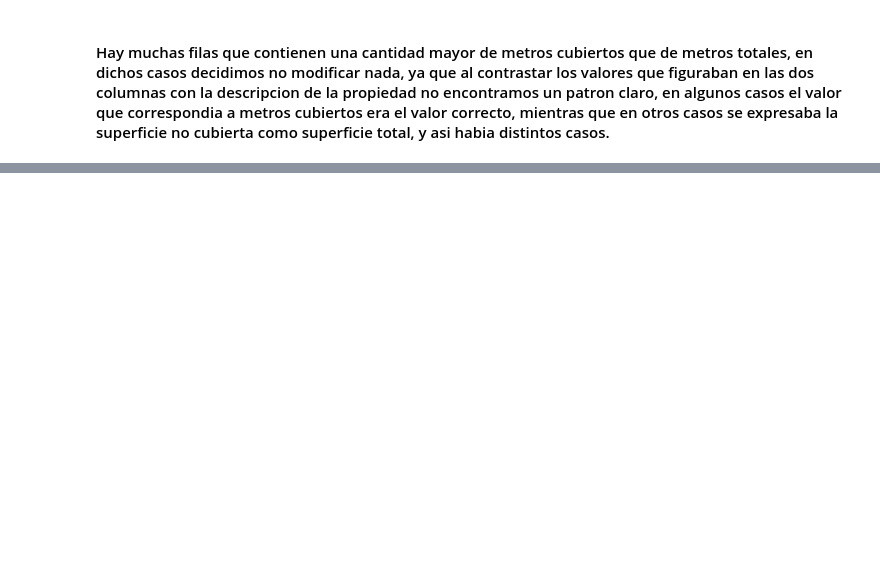
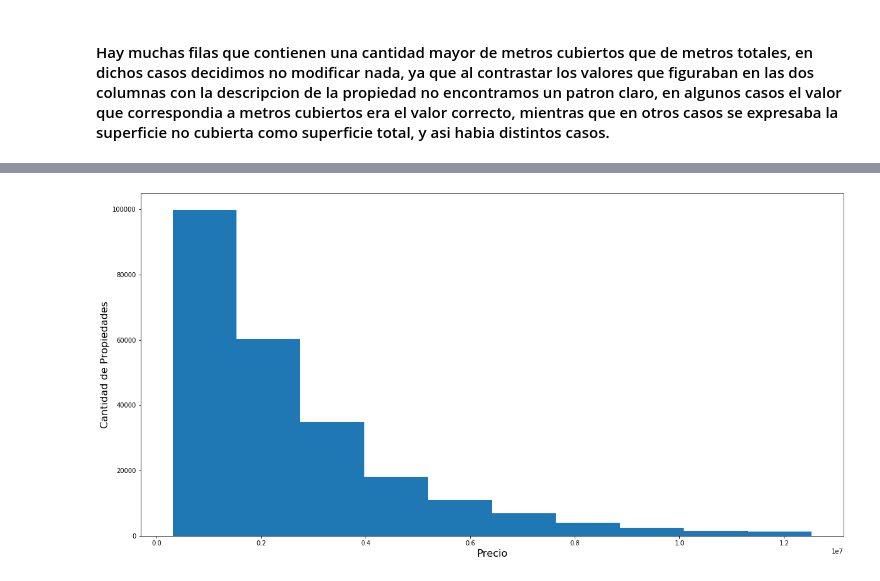
Before and after one commit to komod0/TPs-Org.Datos, a Jupyter notebook: tp1/Analisis de propiedades.ipynb, the cells around one changed output, grey strips where cells are left out. Cells and saved outputs as stored; diff of their text form; code cells hidden in the pictures; blank space fills up the shorter version.

```diff
--- a/tp1/Analisis de propiedades.ipynb
+++ b/tp1/Analisis de propiedades.ipynb
@@ -340,0 +237,11 @@ plt.scatter(x, y)
+# %%
+''' ¿Hay más propiedades caras o baratas?'''
+
+plt.figure(figsize = (20, 10))
+plt.xlabel("Precio", fontsize = 16);
+plt.ylabel("Cantidad de Propiedades", fontsize = 16);
+plt.hist(dfok['Precio']);
+
+''' Los mayores precios se encuentran concentrados para la minoría de las propiedades. ''';
+# %% [output]
+[figure, added]
```
Also changed, not shown: parts of 14 cells of this notebook, 2 other files.
